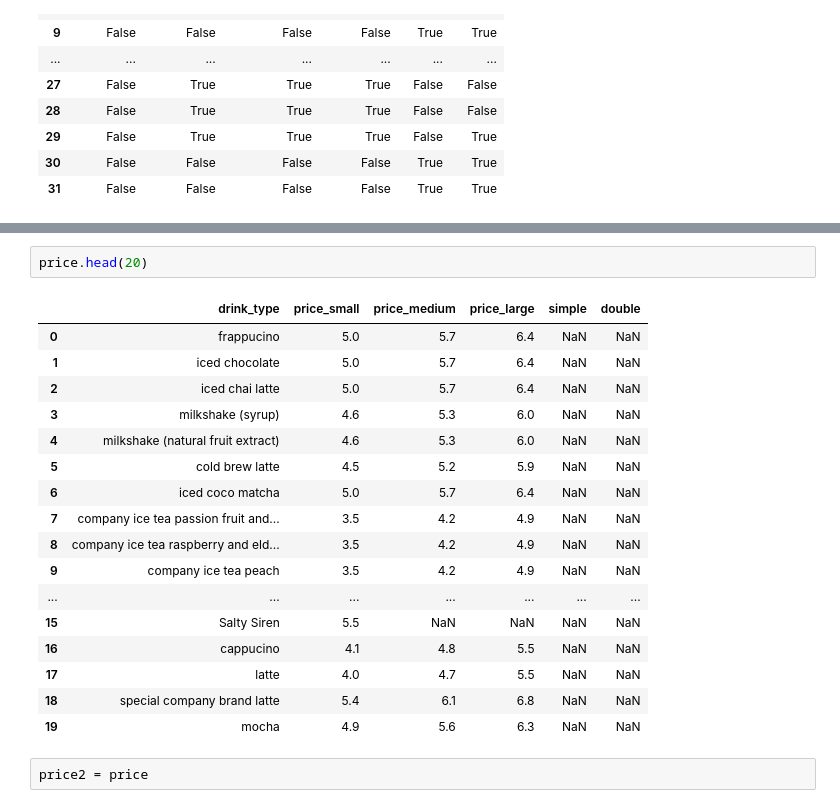
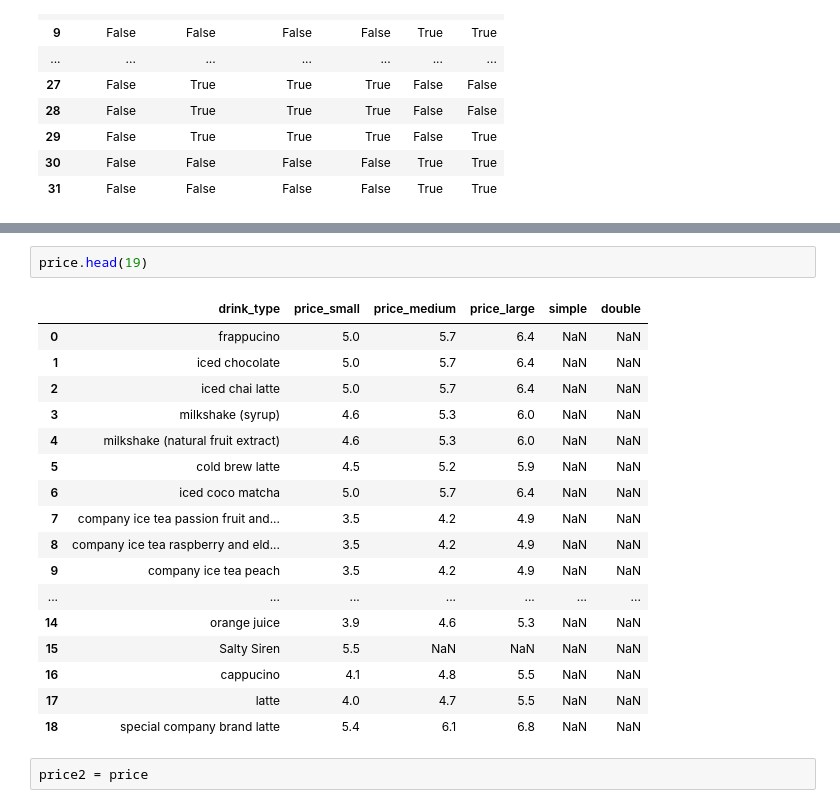
Before and after one commit to Luna-Agora/coffee, a Jupyter notebook: Notebooks/coffee notebook.ipynb, the cells around one changed output, grey strips where cells are left out. Cells and saved outputs as stored; diff of their text form.

```diff
--- a/Notebooks/coffee notebook.ipynb
+++ b/Notebooks/coffee notebook.ipynb
@@ -84,25 +84,25 @@ price.last
 30           3.6          4.3     NaN     NaN
 31           3.4          3.8     NaN     NaN  >
 # %%
-price.head(20)
+price.head(19)
 # %% [output]
 |  | drink_type | price_small | price_medium | price_large | simple | double |
 | 0 | frappucino | 5.0 | 5.7 | 6.4 | NaN | NaN |
 | 1 | iced chocolate | 5.0 | 5.7 | 6.4 | NaN | NaN |
 | 2 | iced chai latte | 5.0 | 5.7 | 6.4 | NaN | NaN |
 | 3 | milkshake (syrup) | 4.6 | 5.3 | 6.0 | NaN | NaN |
 | 4 | milkshake (natural fruit extract) | 4.6 | 5.3 | 6.0 | NaN | NaN |
 | 5 | cold brew latte | 4.5 | 5.2 | 5.9 | NaN | NaN |
 | 6 | iced coco matcha | 5.0 | 5.7 | 6.4 | NaN | NaN |
 | 7 | company ice tea passion fruit and... | 3.5 | 4.2 | 4.9 | NaN | NaN |
 | 8 | company ice tea raspberry and eld... | 3.5 | 4.2 | 4.9 | NaN | NaN |
 | 9 | company ice tea peach | 3.5 | 4.2 | 4.9 | NaN | NaN |
 | ... | ... | ... | ... | ... | ... | ... |
+| 14 | orange juice | 3.9 | 4.6 | 5.3 | NaN | NaN |
 | 15 | Salty Siren | 5.5 | NaN | NaN | NaN | NaN |
 | 16 | cappucino | 4.1 | 4.8 | 5.5 | NaN | NaN |
 | 17 | latte | 4.0 | 4.7 | 5.5 | NaN | NaN |
 | 18 | special company brand latte | 5.4 | 6.1 | 6.8 | NaN | NaN |
-| 19 | mocha | 4.9 | 5.6 | 6.3 | NaN | NaN |
 # %%
 price2 = price
 # %%
```
